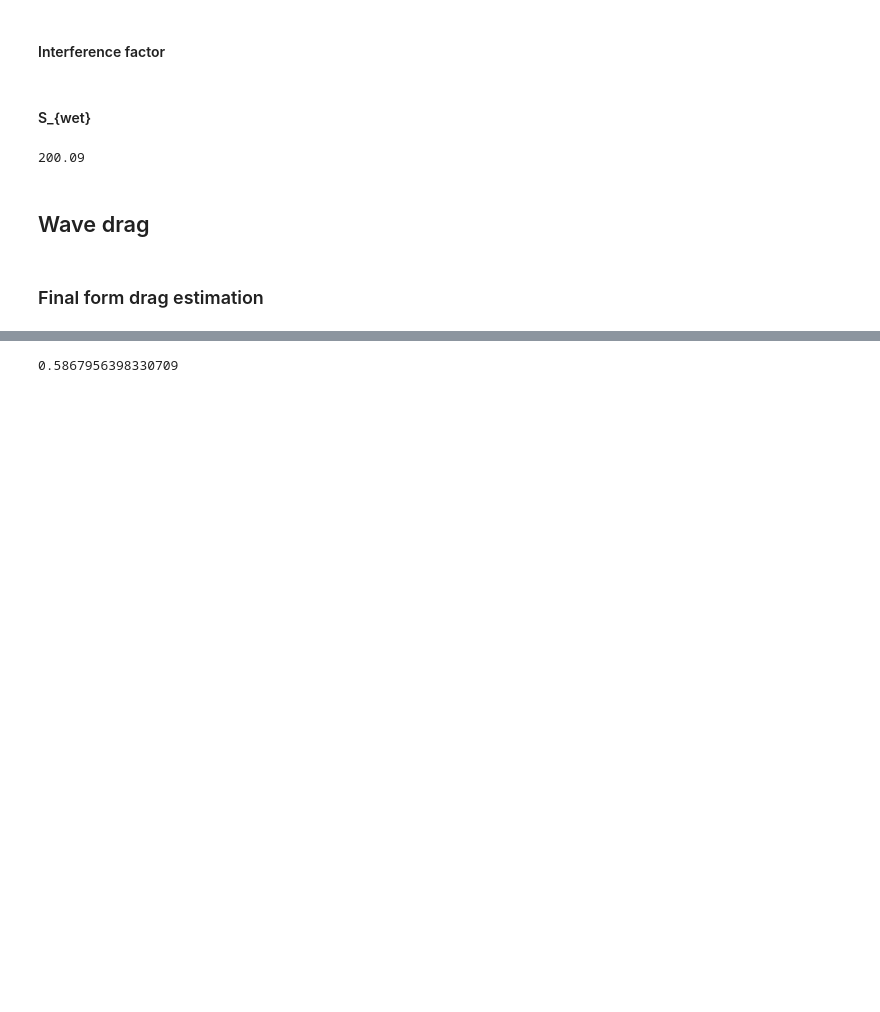
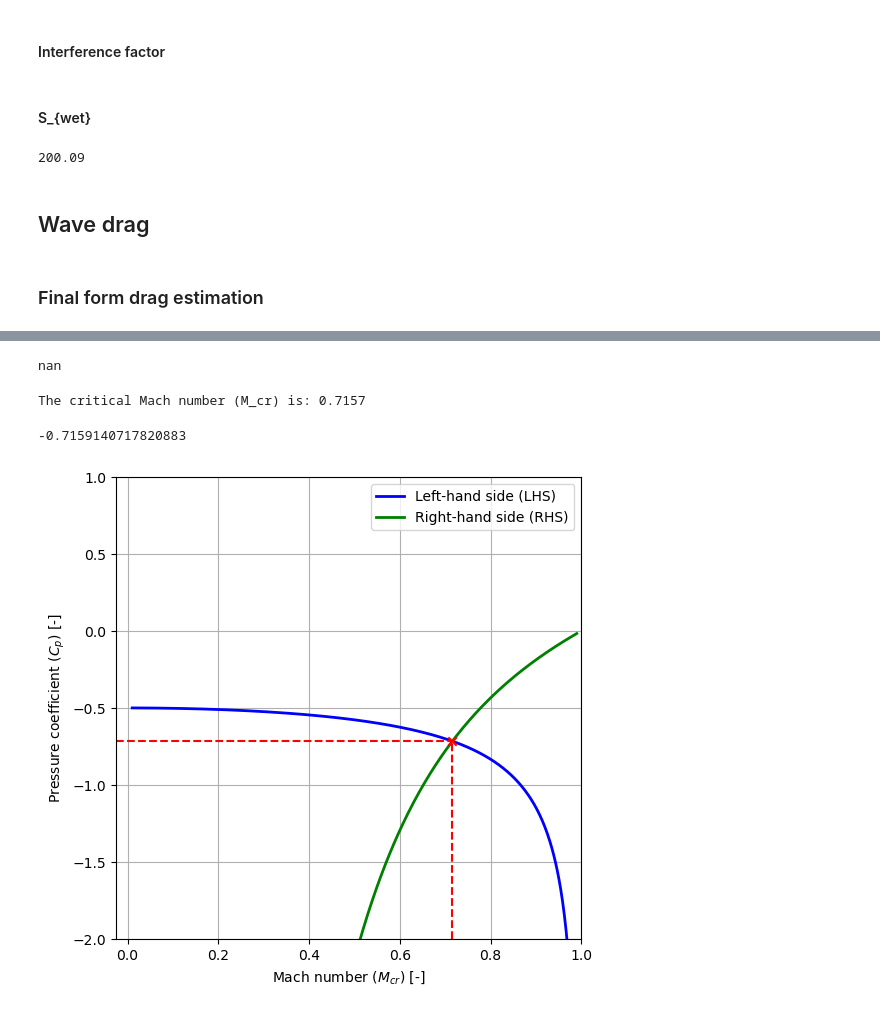
Before and after one commit to federicoangioni/aircraft-project, a Jupyter notebook: task3.ipynb, the cells around one changed output, grey strips where cells are left out. Drawn from its saved outputs; the diff is of its cells as text; code cells hidden in the pictures; blank space fills up the shorter version.

```diff
--- a/task3.ipynb
+++ b/task3.ipynb
@@ -168,5 +182,74 @@ CD0 of the fuselafe and the aircraft without any compressibility effects and mis
 # %%
-e = 4.61 * (1 - 0.045 * AR**0.68) * (np.cos(np.radians(LE_sweep))**0.15) - 3.1
+e = 4.61 * (1 - 0.045 * AR**0.68) * (np.cos((LE_sweep))**0.15) - 3.1
 e
 # %% [output]
-0.5867956398330709
+nan
+# %%
+import numpy as np
+from scipy.optimize import fsolve
+
+def equation(M_cr, Cp_0, gamma):
+    # The equation corresponds to the image provided
+    left_hand_side = Cp_0 / np.sqrt(1 - M_cr**2)
+    right_hand_side = (2 / (gamma * M_cr**2)) * \
+                      (((2 + (gamma - 1) * M_cr**2) / (gamma + 1))**(gamma / (gamma - 1)) - 1)
+    return left_hand_side - right_hand_side
+
+def solve_M_cr(Cp_0, gamma, M_cr_guess=0.8):
+    # Solve for M_cr using fsolve with an initial guess for M_cr
+    M_cr_solution = fsolve(equation, M_cr_guess, args=(Cp_0, gamma))
+    return M_cr_solution[0]
+
+# Example values for Cp_0 and gamma
+Cp_0 = -0.5  # Example value of Cp_0
+gamma = 1.4  # Ratio of specific heats (for air, gamma is typically 1.4)
+
+# Solve for M_cr
+M_cr = solve_M_cr(Cp_0, gamma)
+print(f"The critical Mach number (M_cr) is: {M_cr:.4f}")
+# %% [output]
+The critical Mach number (M_cr) is: 0.7157
+# %%
+import numpy as np
+import matplotlib.pyplot as plt
+
+# Define the left-hand side of the equation
+def lhs(M_cr, Cp_0):
+    return Cp_0 / np.sqrt(1 - M_cr**2)
+
+# Define the right-hand side of the equation
+def rhs(M_cr, gamma):
+    return (2 / (gamma * M_cr**2)) * \
+           (((2 + (gamma - 1) * M_cr**2) / (gamma + 1))**(gamma / (gamma - 1)) - 1)
+
+# Parameters
+Cp_0 = -0.5   # Example value for Cp_0
+gamma = 1.4  # Ratio of specific heats (for air)
+
+# Generate Mach number values from 0.01 to 0.99 (to avoid division by zero at M = 1)
+M_cr_values = np.linspace(0.01, 0.99, 500)
+print(lhs(0.7157, -0.5))
+# Compute the left-hand side and right-hand side for each M_cr
+lhs_values = lhs(M_cr_values, Cp_0)
+rhs_values = rhs(M_cr_values, gamma)
+
+# Plotting the two functions
+plt.figure(figsize=(6, 6))
+plt.plot(M_cr_values, lhs_values, label='Left-hand side (LHS)', color='blue', linewidth=2)
+plt.plot(M_cr_values, rhs_values, label='Right-hand side (RHS)', color='green', linewidth=2)
+plt.xlabel(r'Mach number ($M_{cr}$) [-]')
+plt.ylabel(r'Pressure coefficient $(C_p)$ [-]')
+plt.plot((0.7157, 0.7157), (-2, -0.7159140717820883), color = 'red', linestyle='--')
+plt.plot((-0.025, 0.7157), (-0.7159140717820883, -0.7159140717820883), color = 'red', linestyle='--')
+
+plt.scatter(0.7157, -0.7159140717820883, marker='x', color='red', zorder = 999)
+plt.ylim(-2, 1)
+plt.xlim(-0.025, 1)
+#plt.title('Comparison of LHS and RHS as Functions of Mach Number (M_cr)', fontsize=16)
+plt.legend()
+plt.grid(True)
+plt.savefig('mcr.svg')
+plt.show()
+# %% [output]
+-0.7159140717820883
+[figure, added]
```
Also changed, not shown: parts of 9 cells of this notebook.
